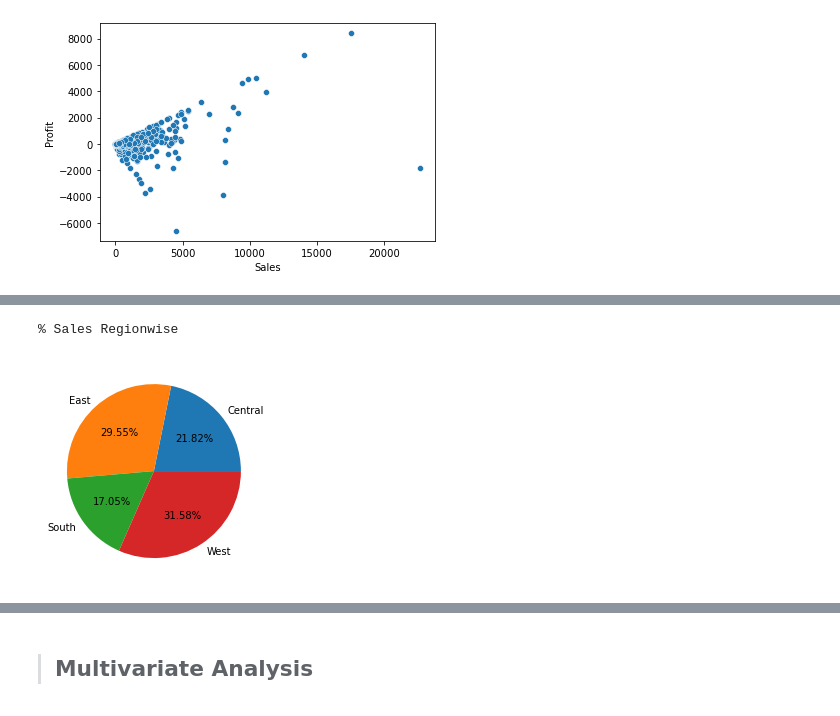
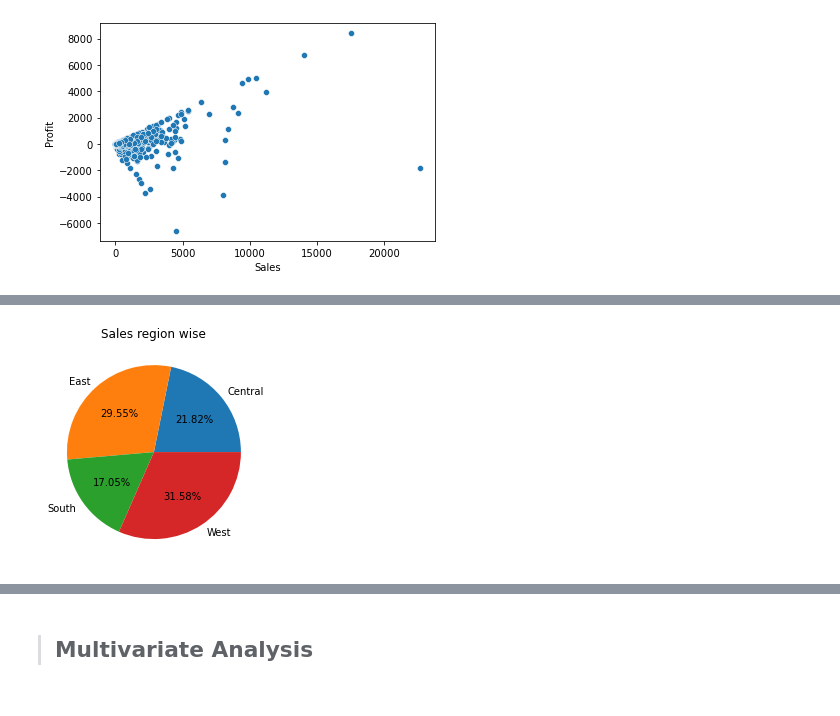
Before and after one commit to Chirag-Naik666/TheSparksFoundation, a Jupyter notebook: TSF_task2.ipynb, the cells around one changed output, grey strips where cells are left out. Drawn from its saved outputs; the diff is of its cells as text; code cells hidden in the pictures.

```diff
--- a/TSF_task2.ipynb
+++ b/TSF_task2.ipynb
@@ -227,9 +221,9 @@ plt.show()
 # %%
-print("% Sales Regionwise")
-plt.pie(df['Sales'].groupby(df.Region).sum(),
+#sales vs region
+plt.title('Sales region wise')
+plt.pie(df["Sales"].groupby(df.Region).sum(),
         labels = df['Sales'].groupby(df.Region).sum().index,
         autopct = '%.2f%%')
 plt.show()
 # %% [output]
-% Sales Regionwise
-[figure, old version]
+[figure, new version]
```
Also changed, not shown: parts of 26 cells of this notebook.
